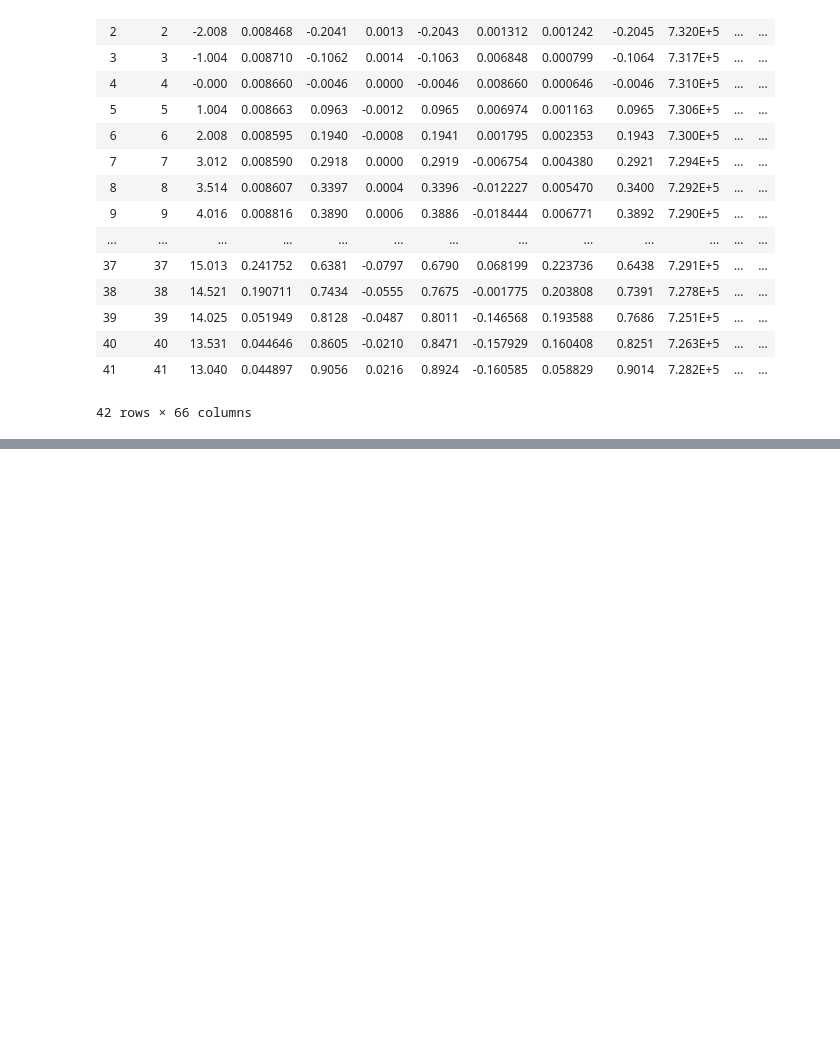
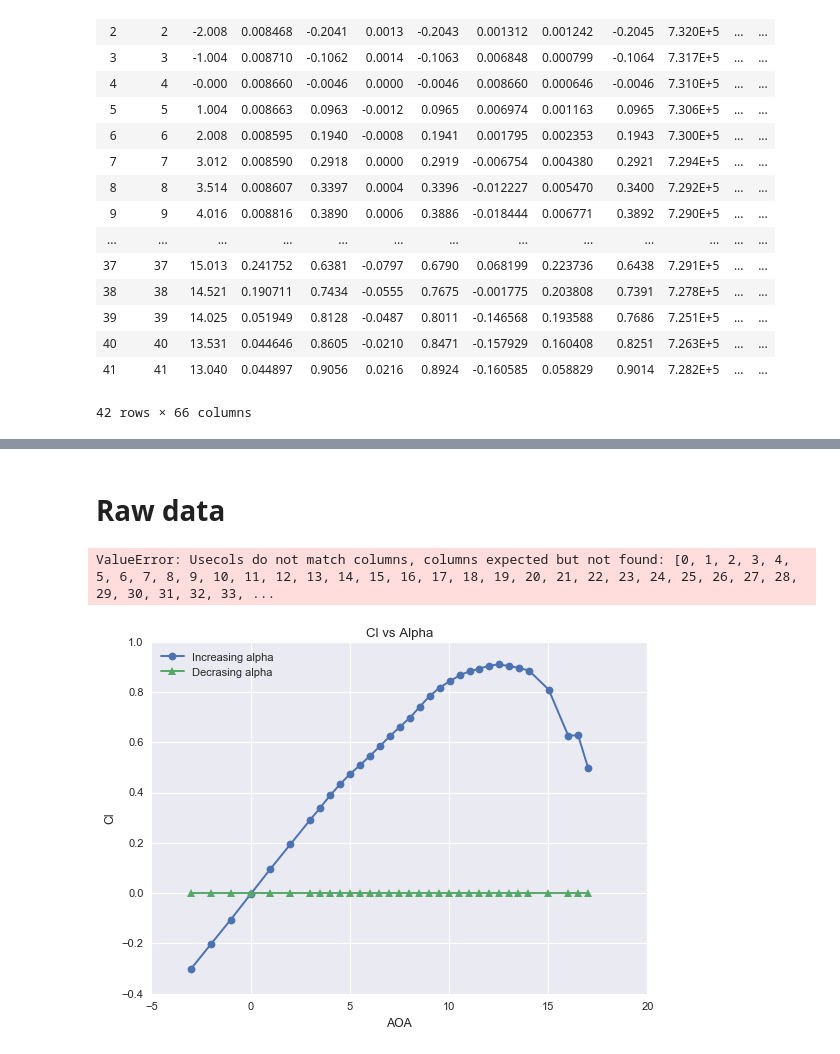
Before and after one commit to iamlucassantos/WindTunnelTest, a Jupyter notebook: PressureReader2D.ipynb, the cells around one changed output, grey strips where cells are left out. Cells and saved outputs as stored; diff of their text form; code cells hidden in the pictures; blank space fills up the shorter version.

```diff
--- a/PressureReader2D.ipynb
+++ b/PressureReader2D.ipynb
@@ -56,0 +61,19 @@ plt.show()
+# %% [markdown]
+# Raw data
+# %%
+dataRaw = pd.read_csv('2D_pressure/press_test.txt', sep="\s+",usecols=range(66))
+dataRaw.columns
+# dataRaw[["Alpha","Cd","Cl","Cm"]]
+# %% [output]
+ValueError: Usecols do not match columns, columns expected but not found: [0, 1, 2, 3, 4, 5, 6, 7, 8, 9, 10, 11, 12, 13, 14, 15, 16, 17, 18, 19, 20, 21, 22, 23, 24, 25, 26, 27, 28, 29, 30, 31, 32, 33, ...
+# %%
+plt.title('Cl vs Alpha')
+plt.plot(data['Alpha'][1:34].to_numpy(dtype='float'),data['Cl'][1:34].to_numpy(dtype='float'),  marker="o", label='Increasing alpha')
+plt.plot(dataRaw['Alpha'][1:34].to_numpy(dtype='float'),dataRaw['Cl'][1:34].to_numpy(dtype='float'),  marker="^", label='Decrasing alpha')
+plt.legend(loc = 0)
+plt.xlabel("AOA")
+plt.ylabel("Cl")
+# plt.grid(True)
+plt.show()
+# %% [output]
+[figure, added]
```
Also changed, not shown: parts of 3 cells of this notebook.
